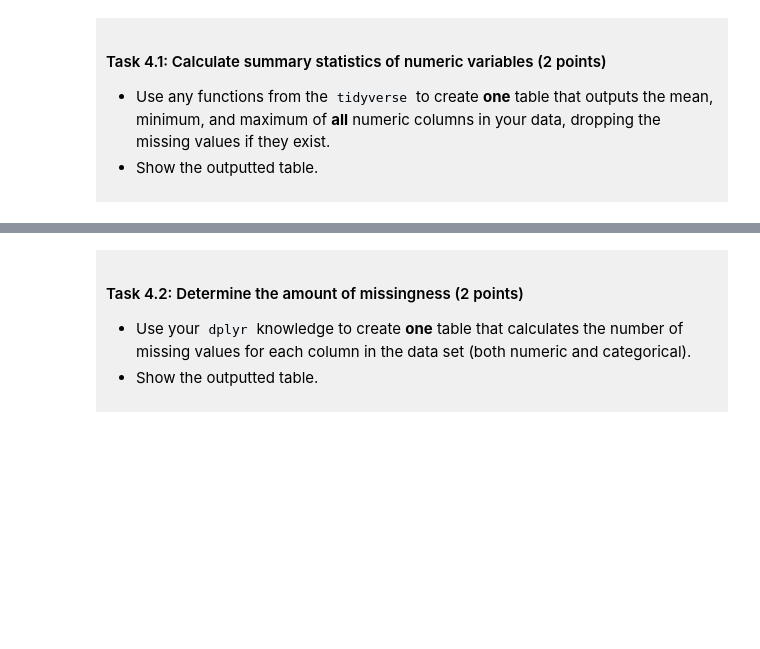
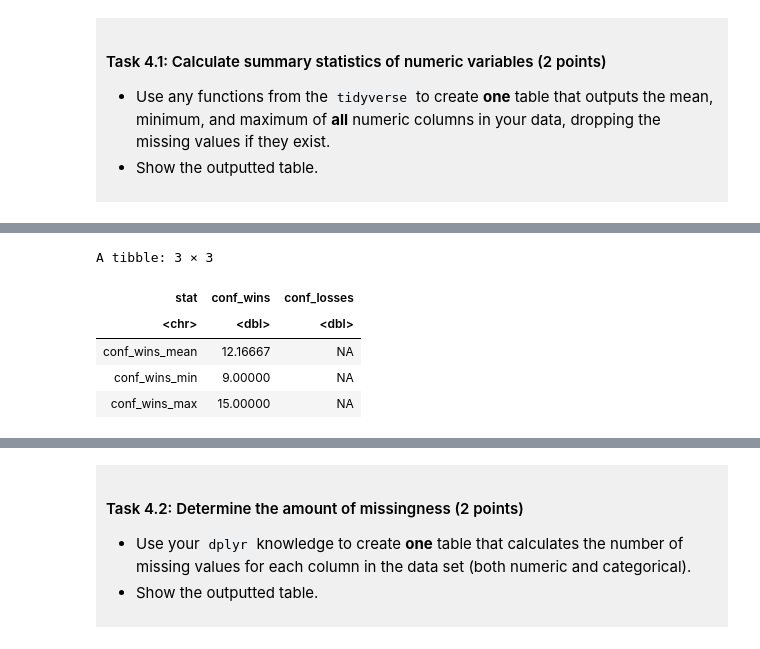
Before and after one commit to Maddi-808/dsci-100-project-madison-kuan, a Jupyter notebook: dsci-100-project-notebook.ipynb, the cells around one changed output, grey strips where cells are left out. Cells and saved outputs as stored; diff of their text form; code cells hidden in the pictures; blank space fills up the shorter version.

```diff
--- a/dsci-100-project-notebook.ipynb
+++ b/dsci-100-project-notebook.ipynb
@@ -257,0 +293,30 @@ You will refine your research question (if needed) and produce a tidy data set.
+# %%
+stat_year <- tidy_ncaa_data |>
+   summarize(across(year:conf_losses, list(mean = mean, min = min, max = max))) |> #this specific line was help given by TA
+   select(year_mean:year_max) |>
+   pivot_longer(cols = year_mean:year_max,
+                 names_to = "stat",
+                 values_to = "year")
+
+stat_wins <- tidy_ncaa_data |>
+    summarize(across(year:conf_losses, list(mean = mean, min = min, max = max))) |>
+    select(conf_wins_mean:conf_wins_max) |>
+   pivot_longer(cols = conf_wins_mean:conf_wins_max,
+                 names_to = "stat",
+                 values_to = "conf_wins")
+
+stat_losses <- tidy_ncaa_data |>
+    summarize(across(year:conf_losses, list(mean = mean, min = min, max = max))) |>
+    select(conf_losses_mean:conf_losses_max) |>
+   pivot_longer(cols = conf_losses_mean:conf_losses_max,
+                 names_to = "stat",
+                 values_to = "conf_losses")
+
+left_join(stat_wins, stat_losses, by = "stat") #TA also suggested left_join
+# %% [output]
+A tibble: 3 × 3
+| stat | conf_wins | conf_losses |
+| <chr> | <dbl> | <dbl> |
+| conf_wins_mean | 12.16667 | NA |
+| conf_wins_min | 9.00000 | NA |
+| conf_wins_max | 15.00000 | NA |
```
Also changed, not shown: parts of 4 cells of this notebook.
